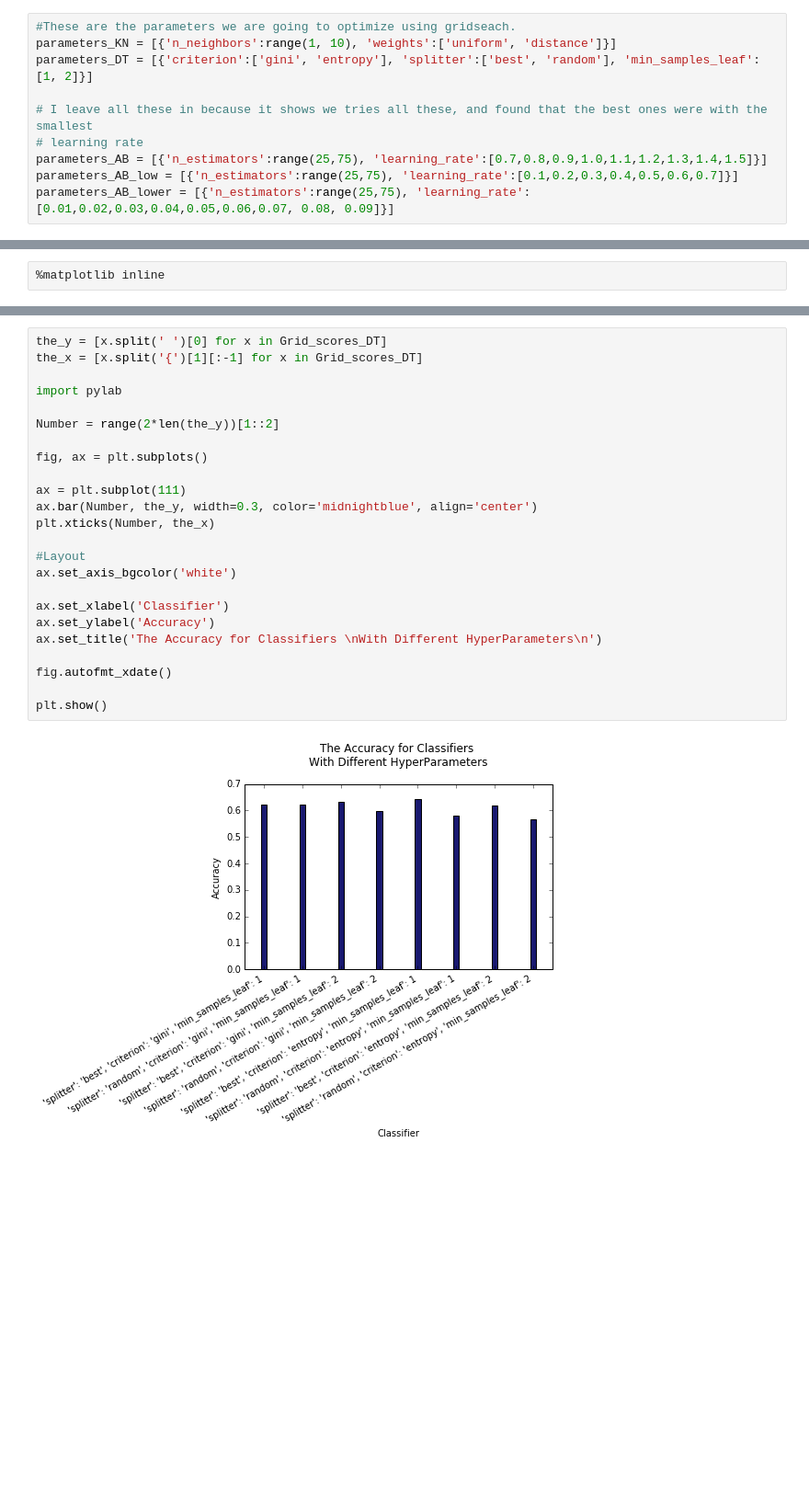
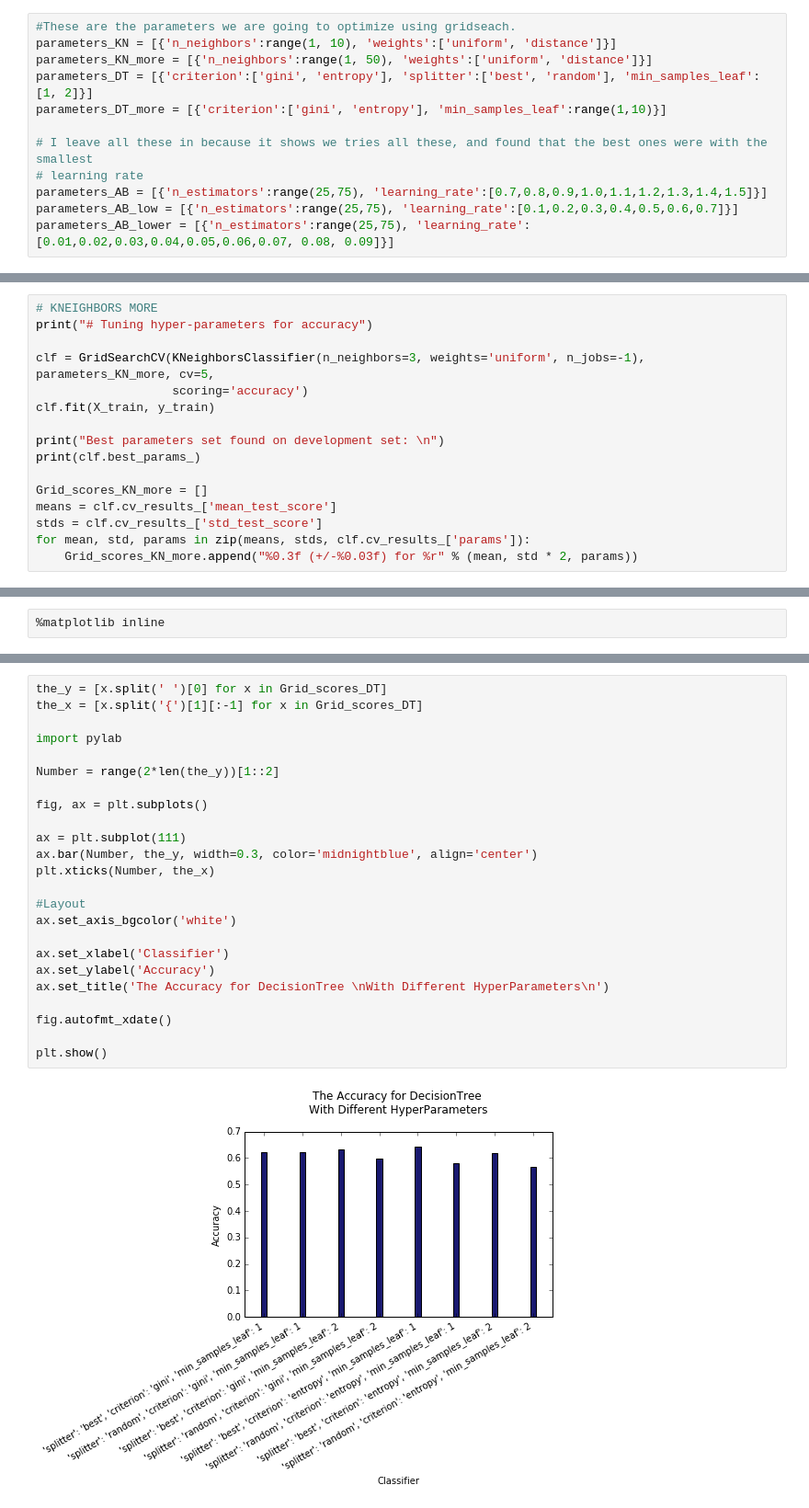
Before and after one commit to wendynieuwkamer/ml-project, a Jupyter notebook: K_fold cross-validation.ipynb, the cells around one changed output, grey strips where cells are left out. Shown at 92% size. Saved outputs shown, nothing was run; the diff lists cells and outputs as text; blank space fills up the shorter version.

Commit message:
with graphs

```diff
--- a/K_fold cross-validation.ipynb
+++ b/K_fold cross-validation.ipynb
@@ -44,7 +45,9 @@ The following code is the actual gridseach on the parameters for KNeighbors, Dec
 # %%
 #These are the parameters we are going to optimize using gridseach.
 parameters_KN = [{'n_neighbors':range(1, 10), 'weights':['uniform', 'distance']}]
+parameters_KN_more = [{'n_neighbors':range(1, 50), 'weights':['uniform', 'distance']}]
 parameters_DT = [{'criterion':['gini', 'entropy'], 'splitter':['best', 'random'], 'min_samples_leaf':[1, 2]}]
+parameters_DT_more = [{'criterion':['gini', 'entropy'], 'min_samples_leaf':range(1,10)}]
 
 # I leave all these in because it shows we tries all these, and found that the best ones were with the smallest
 # learning rate
@@ -72,3 +75,19 @@ for mean, std, params in zip(means, stds, clf.cv_results_['params']):
 Best parameters set found on development set:
 
 {'n_neighbors': 1, 'weights': 'uniform'}
+# %%
+# KNEIGHBORS MORE
+print("# Tuning hyper-parameters for accuracy")
+
+clf = GridSearchCV(KNeighborsClassifier(n_neighbors=3, weights='uniform', n_jobs=-1), parameters_KN_more, cv=5,
+                   scoring='accuracy')
+clf.fit(X_train, y_train)
+
+print("Best parameters set found on development set: \n")
+print(clf.best_params_)
+
+Grid_scores_KN_more = []
+means = clf.cv_results_['mean_test_score']
+stds = clf.cv_results_['std_test_score']
+for mean, std, params in zip(means, stds, clf.cv_results_['params']):
+    Grid_scores_KN_more.append("%0.3f (+/-%0.03f) for %r" % (mean, std * 2, params))
@@ -189,29 +314,29 @@ plt.show()
 # %%
 the_y = [x.split(' ')[0] for x in Grid_scores_DT]
 the_x = [x.split('{')[1][:-1] for x in Grid_scores_DT]
 
 import pylab
 
 Number = range(2*len(the_y))[1::2]
 
 fig, ax = plt.subplots()
 
 ax = plt.subplot(111)
 ax.bar(Number, the_y, width=0.3, color='midnightblue', align='center')
 plt.xticks(Number, the_x)
 
 #Layout
 ax.set_axis_bgcolor('white')
 
 ax.set_xlabel('Classifier')
 ax.set_ylabel('Accuracy')
-ax.set_title('The Accuracy for Classifiers \nWith Different HyperParameters\n')
+ax.set_title('The Accuracy for DecisionTree \nWith Different HyperParameters\n')
 
 fig.autofmt_xdate()
 
 plt.show()
 # %% [output]
-[figure, old version]
+[figure, new version]
 # %%
 the_y = [x.split(' ')[0] for x in Grid_scores_AB_lower]
 the_x = [x.split('{')[1][:-1] for x in Grid_scores_AB_lower]
```
Also changed, not shown: parts of 9 cells of this notebook.
